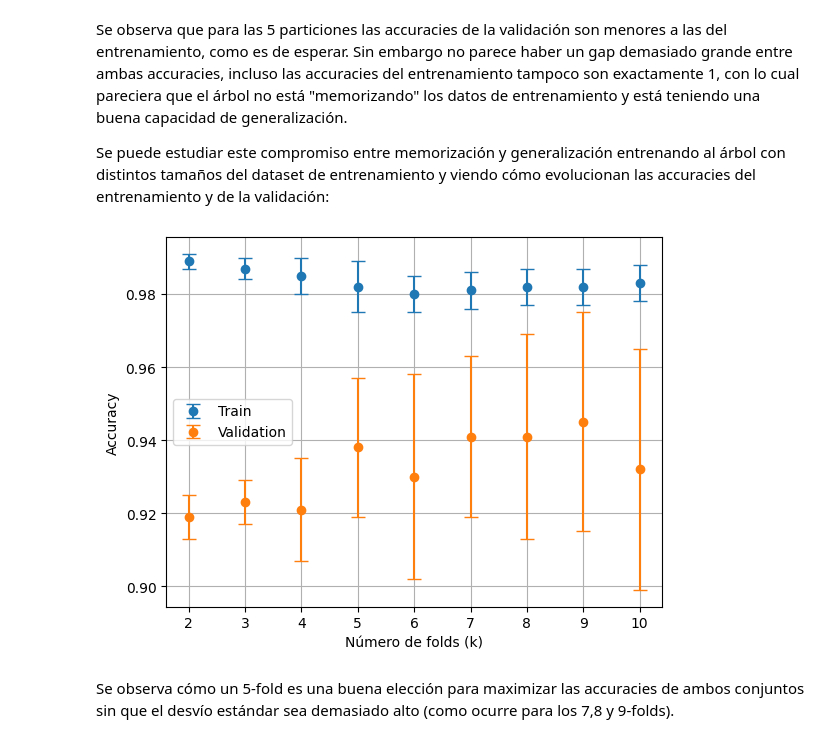
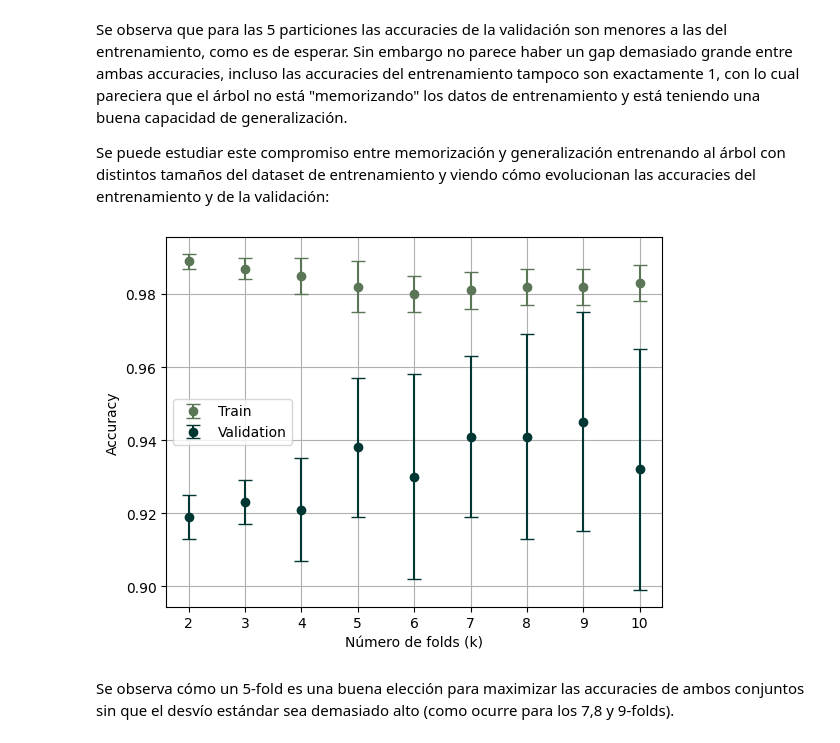
Before and after one commit to FFCriscuolo/IAA-TPs, a Jupyter notebook: 2.ipynb, the cells around one changed output. Drawn from its saved outputs; the diff is of its cells as text; code cells hidden in the pictures.

```diff
--- a/2.ipynb
+++ b/2.ipynb
@@ -17,7 +17,7 @@ En tree.py se implementa el árbol de decisión bajo la clase _CART_, la cual to
 # %%
 from tree import CART, print_tree
 
-tree = CART(max_depth=5, min_samples_split=5, min_samples_leaf=2)
+tree = CART(max_depth=3, min_samples_split=5, min_samples_leaf=2)
 tree.fit(X_train, y_train)
 
 y_pred = tree.predict(X_train)
@@ -44,9 +40,4 @@ Node d=0 samples=455 gini=0.4635 pred=0 feat=27 thr=0.14235
       Node d=3 samples=2 gini=0.0000 pred=0 feat=None thr=None
-# %%
-#Lista de numeros del 1 al 30 enteros
-idx = np.linspace(0,29,30).astype(int)
-X = X_train[:, idx]
-X
 # %% [markdown]
 Para hacer la validación cruzada se define una función _k-fold_ que particione el conjunto de entrenamiento en _k_ partes de composición aleatoria, destinándose una de ellas a la validación y las _k-1_ restantes al entrenamiento.
 # %%
@@ -105,28 +96,28 @@ Se puede estudiar este compromiso entre memorización y generalización entrenan
 # %%
 import matplotlib.pyplot as plt
 
 train = []
 val = []
 desvtrain = []
 desvval = []
 
 k_values = list(range(2,11))
 
 for i in k_values:
     scores_train, scores_val = k_fold_cross_validation(X_train, y_train, k=i, max_depth=10, min_samples_split=5, min_samples_leaf=2)
     train.append(np.round(np.mean(scores_train),3))
     val.append(np.round(np.mean(scores_val),3))
     desvtrain.append(np.round(np.std(scores_train),3))
     desvval.append(np.round(np.std(scores_val),3))
 
-plt.errorbar(k_values, train, yerr=desvtrain, fmt="o", capsize=5, label="Train")
-plt.errorbar(k_values, val, yerr=desvval, fmt="o", capsize=5, label="Validation")
+plt.errorbar(k_values, train, yerr=desvtrain, fmt="o", capsize=5, label="Train", color="#5B7557")
+plt.errorbar(k_values, val, yerr=desvval, fmt="o", capsize=5, label="Validation",color="#003732")
 plt.xlabel("Número de folds (k)")
 plt.ylabel("Accuracy")
 plt.legend()
 plt.grid(True)
 plt.show()
 # %% [output]
-[figure, old version]
+[figure, new version]
 # %% [markdown]
 Se observa cómo un 5-fold es una buena elección para maximizar las accuracies de ambos conjuntos sin que el desvío estándar sea demasiado alto (como ocurre para los 7,8 y 9-folds).
```
Also changed, not shown: parts of 1 cell of this notebook, 5 other files.
